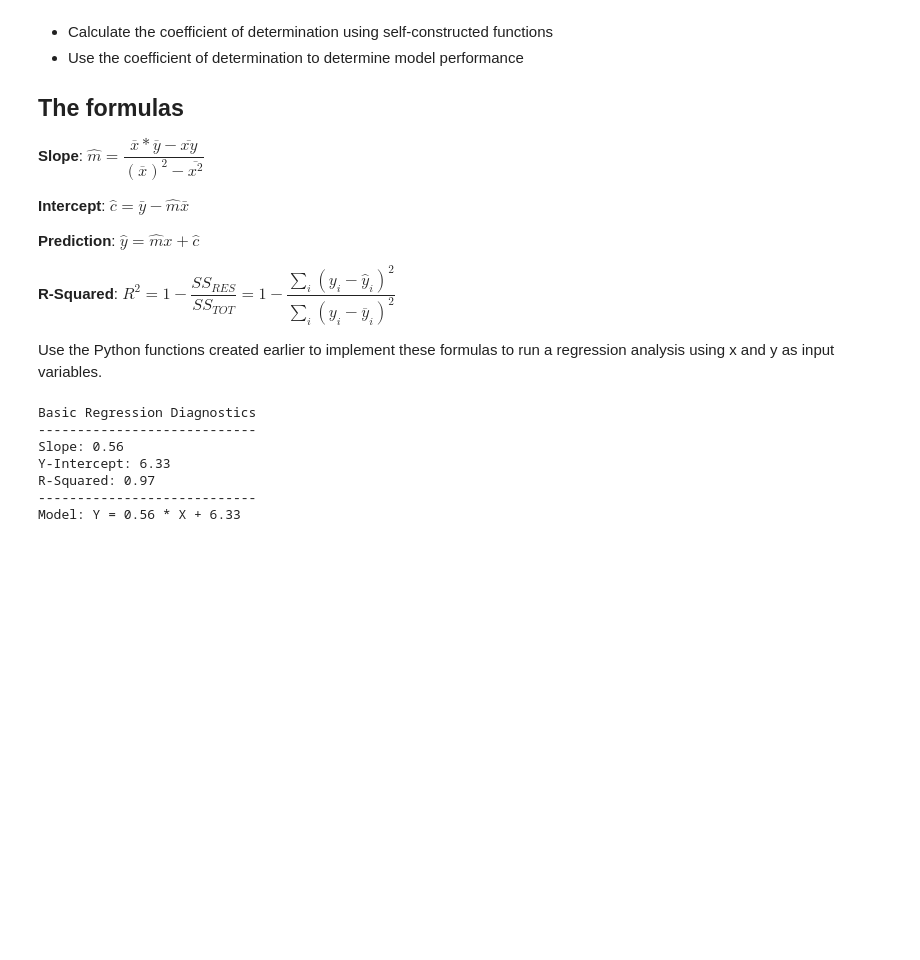
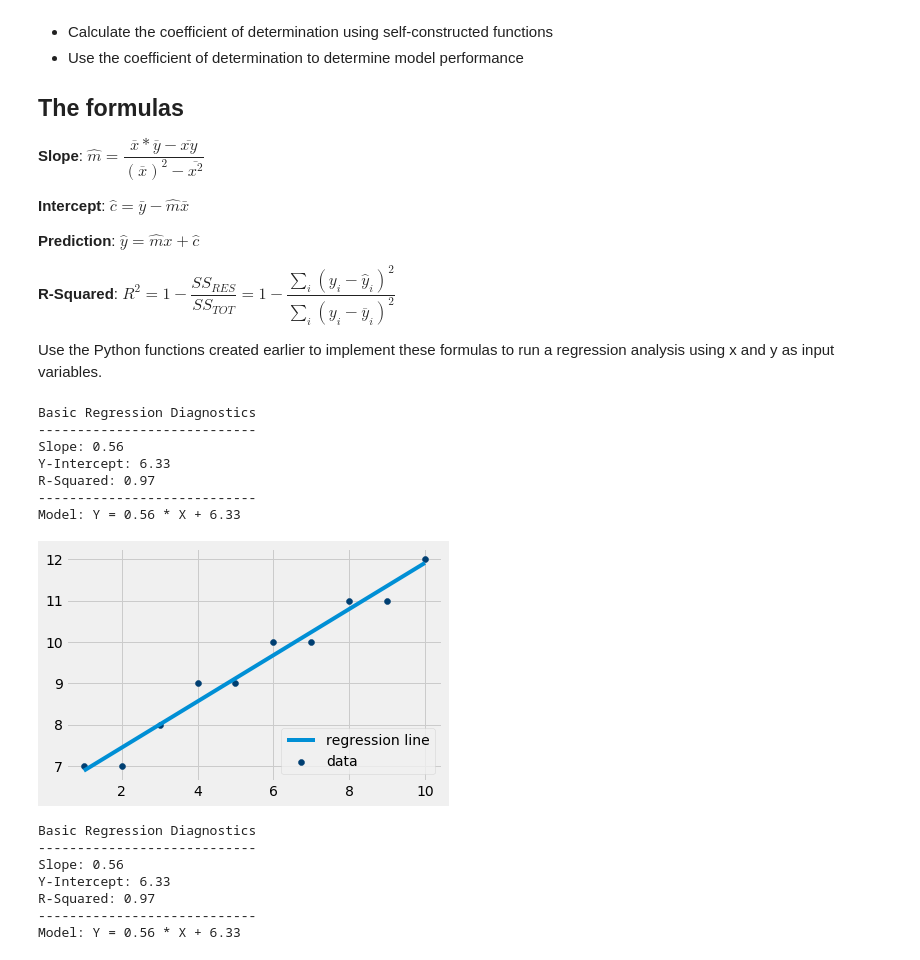
Before and after one commit to chrispfchung/dsc-complete-regression-lab-nyc-ds-021720, a Jupyter notebook: index.ipynb, the cells around one changed output. Saved outputs shown, nothing was run; the diff lists cells and outputs as text; code cells hidden in the pictures; blank space fills up the shorter version.

```diff
--- a/index.ipynb
+++ b/index.ipynb
@@ -56,33 +56,58 @@ def best_fit(xs, ys):
 
 def reg_line (m, c, X):
 
     return [(m*x)+c for x in X]
 
 def sum_sq_err(ys_real, ys_predicted):
 
     sse =  sum((ys_predicted - ys_real) * (ys_predicted - ys_real))
 
     return sse
 
 def r_squared(ys_real, ys_predicted):
 
     # Calculate Y_mean , squared error for regression and mean line , and calculate r-squared
     y_mean = [np.mean(ys_real) for y in ys_real]
 
     sq_err_reg = sum_sq_err(ys_real, ys_predicted)
     sq_err_y_mean = sum_sq_err(ys_real, y_mean)
 
     # Calculate r-squared
     r_sq =  1 - (sq_err_reg/sq_err_y_mean)
 
     return r_sq
 
 def plot_reg(X, Y, Y_pred):
     plt.scatter(X, Y, color='#003F72', label='data')
     plt.plot(X, Y_pred, label='regression line')
     plt.legend(loc=4)
     plt.show()
     return None
+
+
+
+m, c = best_fit(X, Y)
+Y_pred = reg_line(m, c, X)
+r_squared = r_squared(Y, Y_pred)
+
+print ('Basic Regression Diagnostics')
+print ('----------------------------')
+print ('Slope:', round(m, 2))
+print ('Y-Intercept:', round(c, 2))
+print ('R-Squared:', round(r_squared, 2))
+print ('----------------------------')
+print ('Model: Y =',round(m, 2),'* X +', round(c, 2))
+
+plot_reg(X, Y, Y_pred)
+# %% [output]
+Basic Regression Diagnostics
+----------------------------
+Slope: 0.56
+Y-Intercept: 6.33
+R-Squared: 0.97
+----------------------------
+Model: Y = 0.56 * X + 6.33
+[figure, added]
 # %%
 # Basic Regression Diagnostics
 # ----------------------------
```
